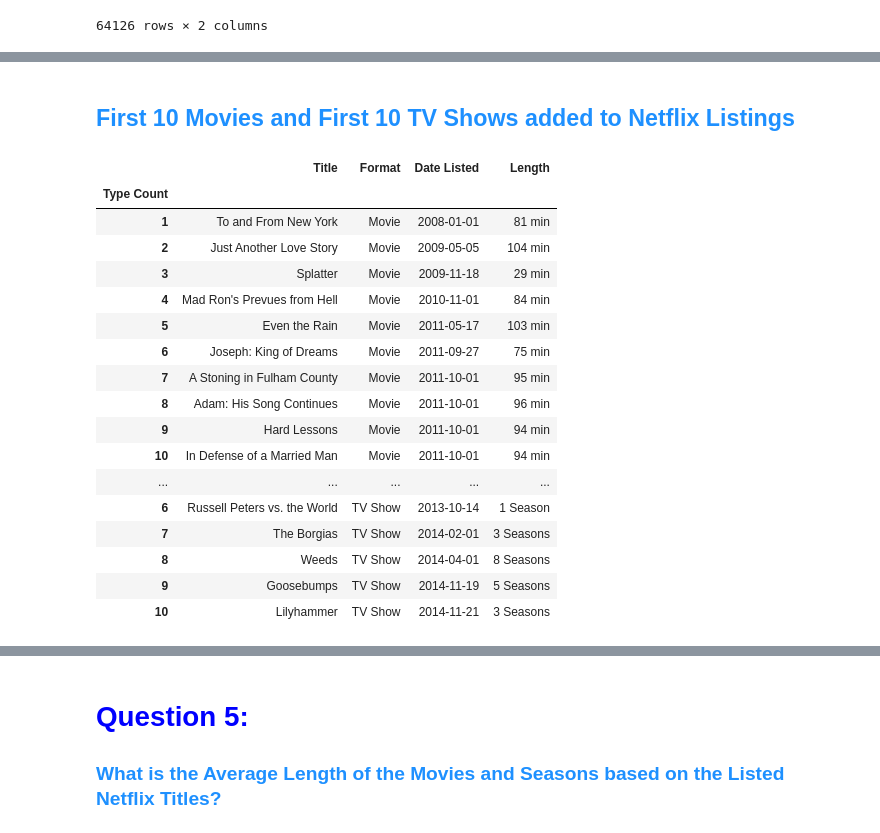
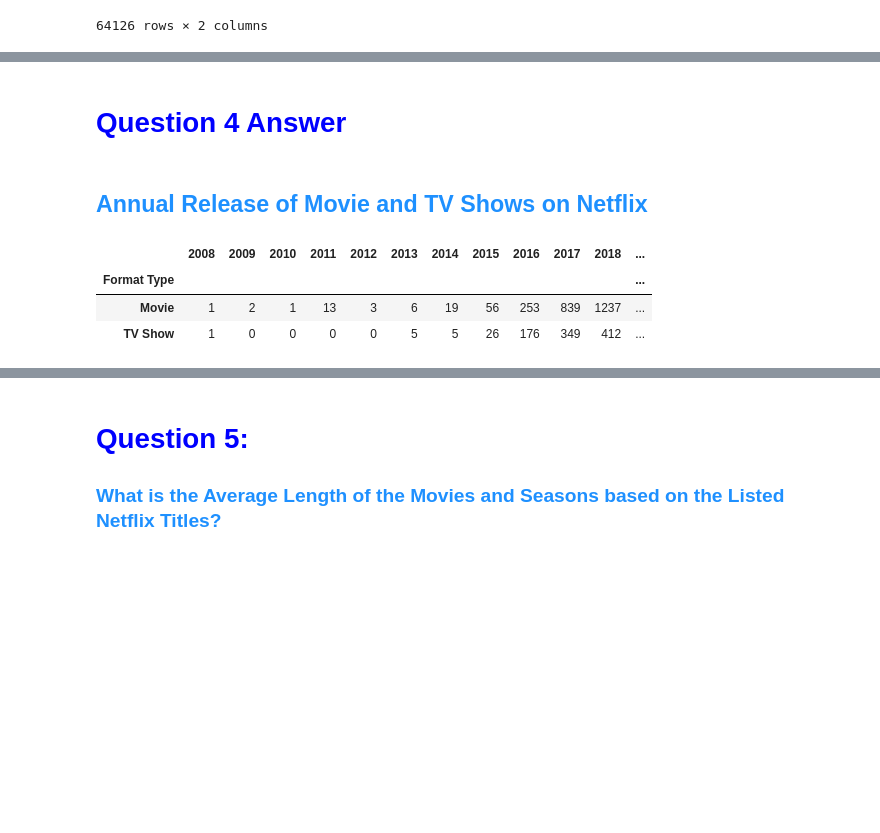
Before and after one commit to jameslaurence82/PythonPandas, a Jupyter notebook: netflixtitles.ipynb, the cells around one changed output, grey strips where cells are left out. Cells and saved outputs as stored; diff of their text form; code cells hidden in the pictures; blank space fills up the shorter version.

Commit message:
finished question four answer and plots

```diff
--- a/netflixtitles.ipynb
+++ b/netflixtitles.ipynb
@@ -621,10 +635,13 @@ Top 10 Actors and their Movie versus TV Show Appearances
 # create new dataframe from original netflixdf
 timeline = netflixdf.copy()
 
+# Convert 'date_added' to datetime format
+timeline['date_added'] = pd.to_datetime(timeline['date_added'])
+
 # display na in added column
 date_na = timeline.date_added.isna().sum()
 print(f'There are {date_na} nulls in the date_added column')
-timeline
+timeline.head()
 # %% [output]
 There are 10 nulls in the date_added column
 |  | type | title | director | cast | country | date_added | release_year | rating | duration | listed_in | ... |
@@ -670,48 +673,43 @@ There are 0 nulls in the date_added column
 # %%
 # Specify the columns that will be included in the result
 timeline = timeline[['title', 'type', 'date_added', 'duration']].reset_index(drop=True)
 
+# new dataframe for plotting
+typeplot = timeline.copy()
+
 # Sort the entire DataFrame by 'type' and 'date_added'
 timeline_sorted = timeline.sort_values(by=['type', 'date_added'])
 
-# Group by 'type' and reset index for each group starting from 1
-timeline_sorted['group_rank'] = timeline_sorted.groupby('type').cumcount() + 1
+# Group by 'type' and 'year_added', then calculate the cumulative count for each group
+timeline_sorted['cumulative_count'] = timeline_sorted.groupby(['type', timeline_sorted['date_added'].dt.year]).cumcount() + 1
 
-# Filter to display the first 10 movies and shows added by the date they were added to Netflix for each type
-first_ten_add = timeline_sorted[timeline_sorted['group_rank'] <= 10].reset_index(drop=True)
+# Pivot the DataFrame to get cumulative counts by year for each group
+timeline_sorted = timeline_sorted.pivot_table(index='type', columns=timeline_sorted['date_added'].dt.year, values='cumulative_count', aggfunc='max')
 
-# Set 'group_rank' as the index and drop the previous index
-first_ten_add.set_index('group_rank', inplace=True)
+# Fill NaN values with 0 and add a 'Total' column
+timeline_sorted.fillna(0, inplace=True)
+timeline_sorted['Total Titles'] = timeline_sorted.sum(axis=1)
 
-# set the index column Name
-first_ten_add.index.name = 'Type Count'
+# Convert float columns to integers
+timeline_sorted = timeline_sorted.astype(int)
 
-# relabel columns
-first_ten_add.columns = ['Title', 'Format', 'Date Listed', 'Length']
+# Resetting the column index name to remove the 'date_added' label
+timeline_sorted.columns.name = None
+
+# Updating Index Column Name
+timeline_sorted.index.name = 'Format Type'
 
 # had to google how to change the color on a notebook, didn't know it was HTML based
 # font style and title
-display(HTML('<h2 style="color: dodgerblue; font-weight: strong;">First 10 Movies and First 10 TV Shows added to Netflix Listings</h2>'))
+display(HTML('<h1 style="color: blue; font-weight: bold;">Question 4 Answer</h1>'))
+display(HTML('<h2 style="color: dodgerblue; font-weight: strong;">Annual Release of Movie and TV Shows on Netflix</h2>'))
 
-# Display first 10 movies/shows added to Netflix
-first_ten_add
+# Display the resulting DataFrame
+timeline_sorted
 # %% [output]
-First 10 Movies and First 10 TV Shows added to Netflix Listings
+Question 4 Answer
+Annual Release of Movie and TV Shows on Netflix
-|  | Title | Format | Date Listed | Length |
-| Type Count |  |  |  |  |
-| 1 | To and From New York | Movie | 2008-01-01 | 81 min |
-| 2 | Just Another Love Story | Movie | 2009-05-05 | 104 min |
-| 3 | Splatter | Movie | 2009-11-18 | 29 min |
-| 4 | Mad Ron's Prevues from Hell | Movie | 2010-11-01 | 84 min |
-| 5 | Even the Rain | Movie | 2011-05-17 | 103 min |
-| 6 | Joseph: King of Dreams | Movie | 2011-09-27 | 75 min |
-| 7 | A Stoning in Fulham County | Movie | 2011-10-01 | 95 min |
-| 8 | Adam: His Song Continues | Movie | 2011-10-01 | 96 min |
-| 9 | Hard Lessons | Movie | 2011-10-01 | 94 min |
-| 10 | In Defense of a Married Man | Movie | 2011-10-01 | 94 min |
-| ... | ... | ... | ... | ... |
-| 6 | Russell Peters vs. the World | TV Show | 2013-10-14 | 1 Season |
-| 7 | The Borgias | TV Show | 2014-02-01 | 3 Seasons |
-| 8 | Weeds | TV Show | 2014-04-01 | 8 Seasons |
-| 9 | Goosebumps | TV Show | 2014-11-19 | 5 Seasons |
-| 10 | Lilyhammer | TV Show | 2014-11-21 | 3 Seasons |
+|  | 2008 | 2009 | 2010 | 2011 | 2012 | 2013 | 2014 | 2015 | 2016 | 2017 | 2018 | ... |
+| Format Type |  |  |  |  |  |  |  |  |  |  |  | ... |
+| Movie | 1 | 2 | 1 | 13 | 3 | 6 | 19 | 56 | 253 | 839 | 1237 | ... |
+| TV Show | 1 | 0 | 0 | 0 | 0 | 5 | 5 | 26 | 176 | 349 | 412 | ... |
```
Also changed, not shown: parts of 22 cells of this notebook.
